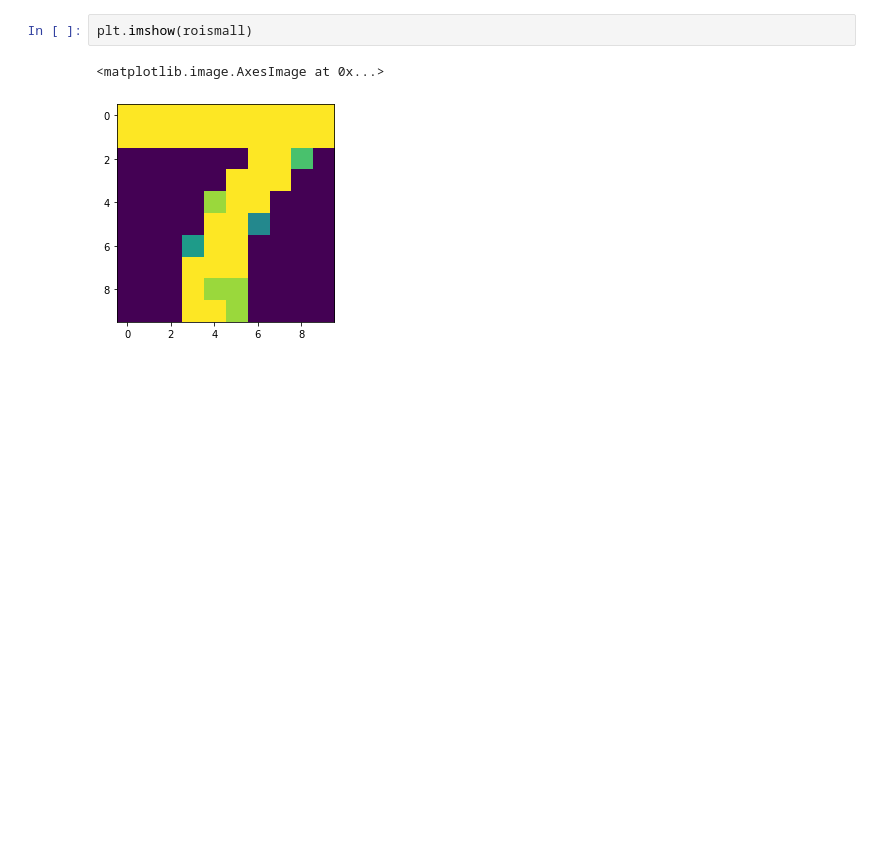
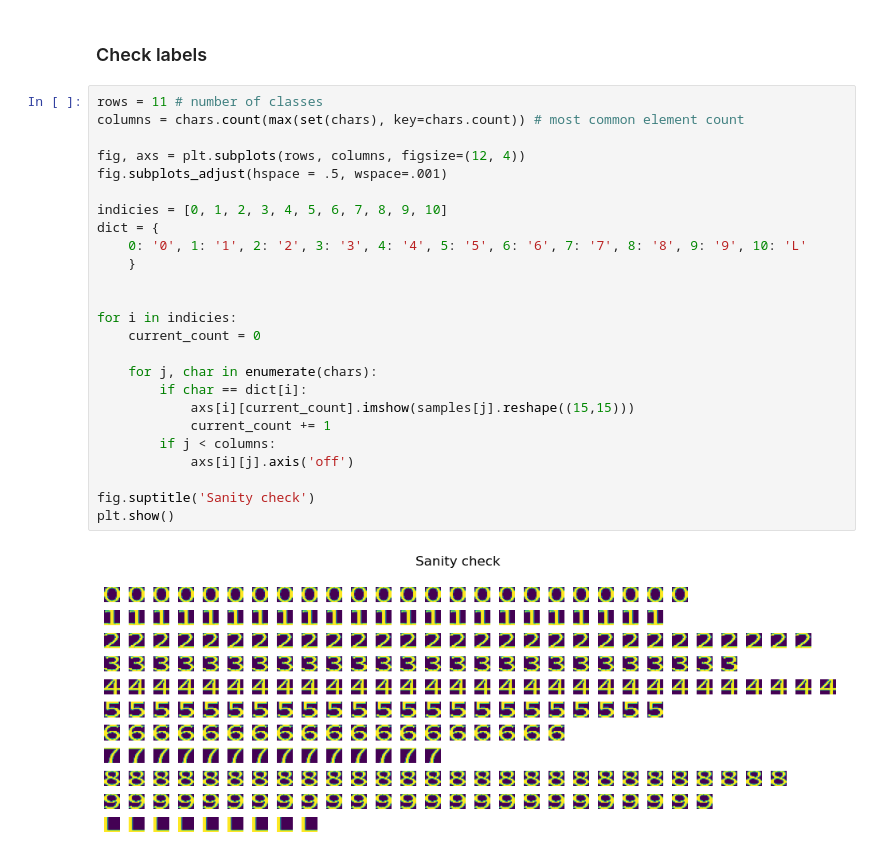
Before and after one commit to bolattleubayev/PhoneReader, a Jupyter notebook: train.ipynb, the cells around one changed output. Drawn from its saved outputs; the diff is of its cells as text; blank space fills up the shorter version.

```diff
--- a/train.ipynb
+++ b/train.ipynb
@@ -326,5 +79,29 @@ np.savetxt('generalresponses.data',responses)
-# %%
-plt.imshow(roismall)
-# %% [output]
-<matplotlib.image.AxesImage at 0x...>
-[figure, removed]
+# %% [markdown]
+### Check labels
+# %%
+rows = 11 # number of classes
+columns = chars.count(max(set(chars), key=chars.count)) # most common element count
+
+fig, axs = plt.subplots(rows, columns, figsize=(12, 4))
+fig.subplots_adjust(hspace = .5, wspace=.001)
+
+indicies = [0, 1, 2, 3, 4, 5, 6, 7, 8, 9, 10]
+dict = {
+    0: '0', 1: '1', 2: '2', 3: '3', 4: '4', 5: '5', 6: '6', 7: '7', 8: '8', 9: '9', 10: 'L'
+    }
+
+
+for i in indicies:
+    current_count = 0
+
+    for j, char in enumerate(chars):
+        if char == dict[i]:
+            axs[i][current_count].imshow(samples[j].reshape((15,15)))
+            current_count += 1
+        if j < columns:
+            axs[i][j].axis('off')
+
+fig.suptitle('Sanity check')
+plt.show()
+# %% [output]
+[figure, added]
```
Also changed, not shown: parts of 10 cells of this notebook, 5 other files.
